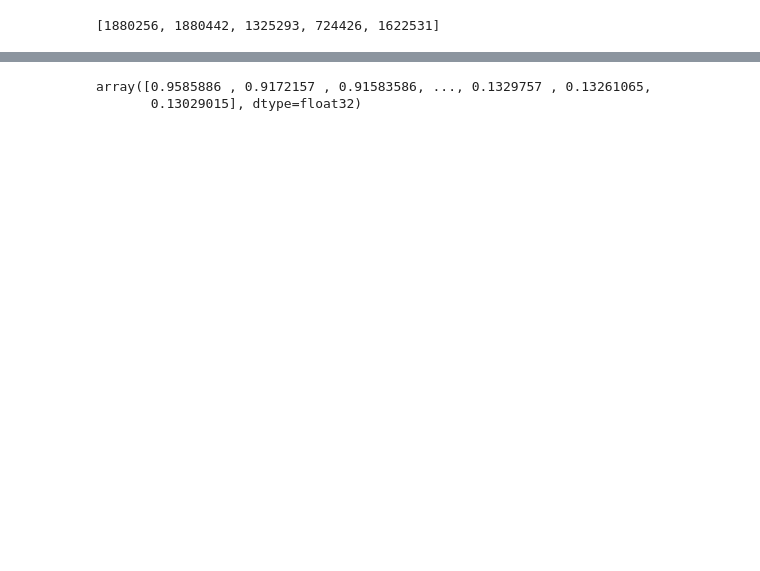
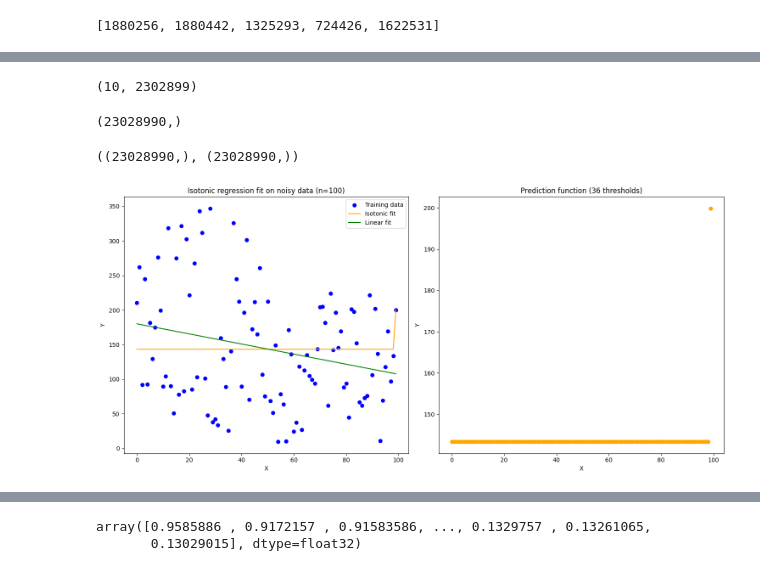
Before and after one commit to ronboger/conformal-protein-retrieval, a Jupyter notebook: afdb/analyze_afdb_tm_vec.ipynb, the cells around one changed output, grey strips where cells are left out. Cells and saved outputs as stored; diff of their text form; code cells hidden in the pictures; blank space fills up the shorter version.

```diff
--- a/afdb/analyze_afdb_tm_vec.ipynb
+++ b/afdb/analyze_afdb_tm_vec.ipynb
@@ -171,0 +246,12 @@ for i in range(2): # I.shape[0]):
+# %%
+y_cal.shape
+# %% [output]
+(10, 2302899)
+# %%
+X_cal.flatten().shape
+# %% [output]
+(23028990,)
+# %%
+y_cal_iso.shape, y_test_iso.shape
+# %% [output]
+((23028990,), (23028990,))
@@ -171,0 +261,40 @@ for i in range(2): # I.shape[0]):
+# %%
+n = 100
+x = np.arange(n)
+y = np.random.rand(n) * 300
+y[:50] *= 1.2
+y[50:] *= 0.8
+
+# Fit Isotonic Regression
+ir = IsotonicRegression()
+y_ir = ir.fit_transform(x, y)
+
+# Linear fit for comparison
+from sklearn.linear_model import LinearRegression
+lr = LinearRegression()
+lr.fit(x.reshape(-1, 1), y)
+y_lr = lr.predict(x.reshape(-1, 1))
+
+# Create a figure with 2 subplots
+fig, ax = plt.subplots(1, 2, figsize=(15, 7))
+
+# Left plot: Isotonic regression fit on noisy data
+ax[0].scatter(x, y, label='Training data', color='blue')
+ax[0].plot(x, y_ir, label='Isotonic fit', color='orange')
+ax[0].plot(x, y_lr, label='Linear fit', color='green')
+ax[0].set_title('Isotonic regression fit on noisy data (n=100)')
+ax[0].legend()
+
+# Right plot: Prediction function
+ax[1].scatter(x, y_ir, label='Isotonic fit', color='orange')
+ax[1].set_title('Prediction function (36 thresholds)')
+
+# Set common labels
+for axis in ax:
+    axis.set_xlabel('X')
+    axis.set_ylabel('Y')
+
+plt.tight_layout()
+plt.show()
+# %% [output]
+[figure, added]
```
Also changed, not shown: parts of 37 cells of this notebook, 1 other file.
